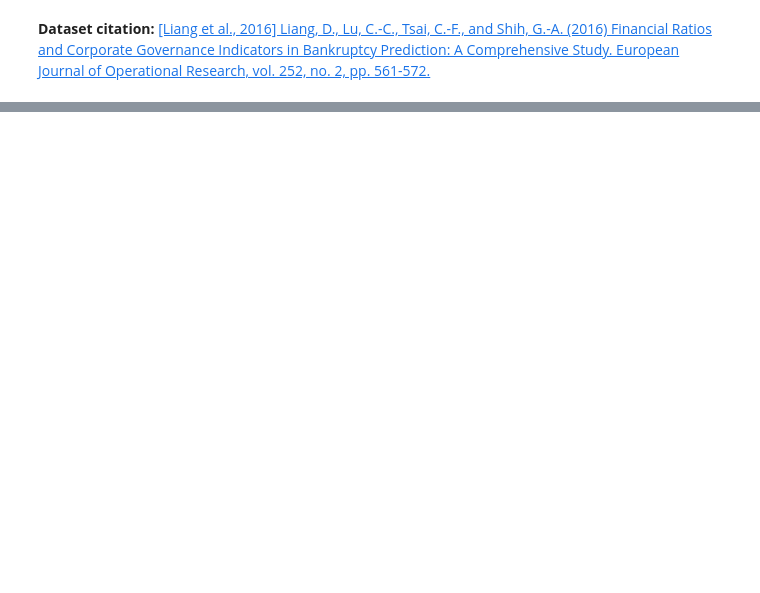
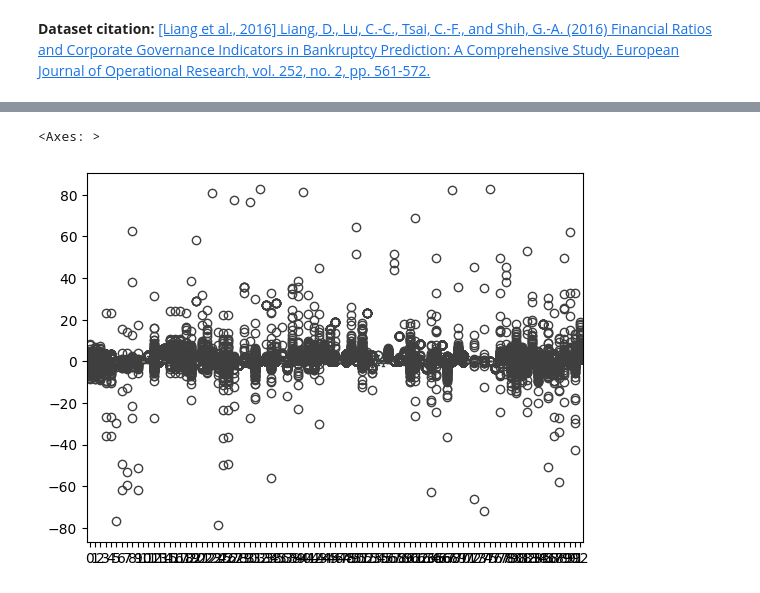
Before and after one commit to rsouza/MasterClassUseCase, a Jupyter notebook: 1_Classification/Company_Bankruptcy/classification_task_instruction_jupyter_af.ipynb, the cells around one changed output, grey strips where cells are left out. Cells and saved outputs as stored; diff of their text form; code cells hidden in the pictures; blank space fills up the shorter version.

```diff
--- a/1_Classification/Company_Bankruptcy/classification_task_instruction_jupyter_af.ipynb
+++ b/1_Classification/Company_Bankruptcy/classification_task_instruction_jupyter_af.ipynb
@@ -111,0 +181,2 @@ df = pd.read_csv(zf.open('Company_Bankruptcy.csv'))
+# %%
+df_float=df[feat_float].copy(deep=True)
@@ -111,0 +194,4 @@ df = pd.read_csv(zf.open('Company_Bankruptcy.csv'))
+# %%
+# there are obviously some features with very unrealistic values (ratios with e+10) -> we will cap them
+ratio=df_float.quantile(0.999)/df_float.quantile(0.95)
+ratio[ratio>10].sort_values(ascending=False)
@@ -111,0 +212,8 @@ df = pd.read_csv(zf.open('Company_Bankruptcy.csv'))
+# %%
+# clipping outliers with a ratio of 100 of the 95% quantile
+feat_float_outliers=ratio[ratio>10].index
+caps=df_float[feat_float_outliers].quantile(0.95)*100
+df_float[feat_float_outliers]=df_float[feat_float_outliers].clip(upper=caps, axis=1)
+# check again
+ratio=df_float.quantile(0.999)/df_float.quantile(0.95)
+ratio[ratio>10].sort_values(ascending=False)
@@ -111,0 +246,8 @@ df = pd.read_csv(zf.open('Company_Bankruptcy.csv'))
+# %%
+scaler_standard.fit(df_float)
+
+df_float_scaled_standard_afteroutlier = scaler_standard.transform(df_float)
+sns.boxplot(data=df_float_scaled_standard_afteroutlier)
+# %% [output]
+<Axes: >
+[figure, added]
```
Also changed, not shown: parts of 98 cells of this notebook.
